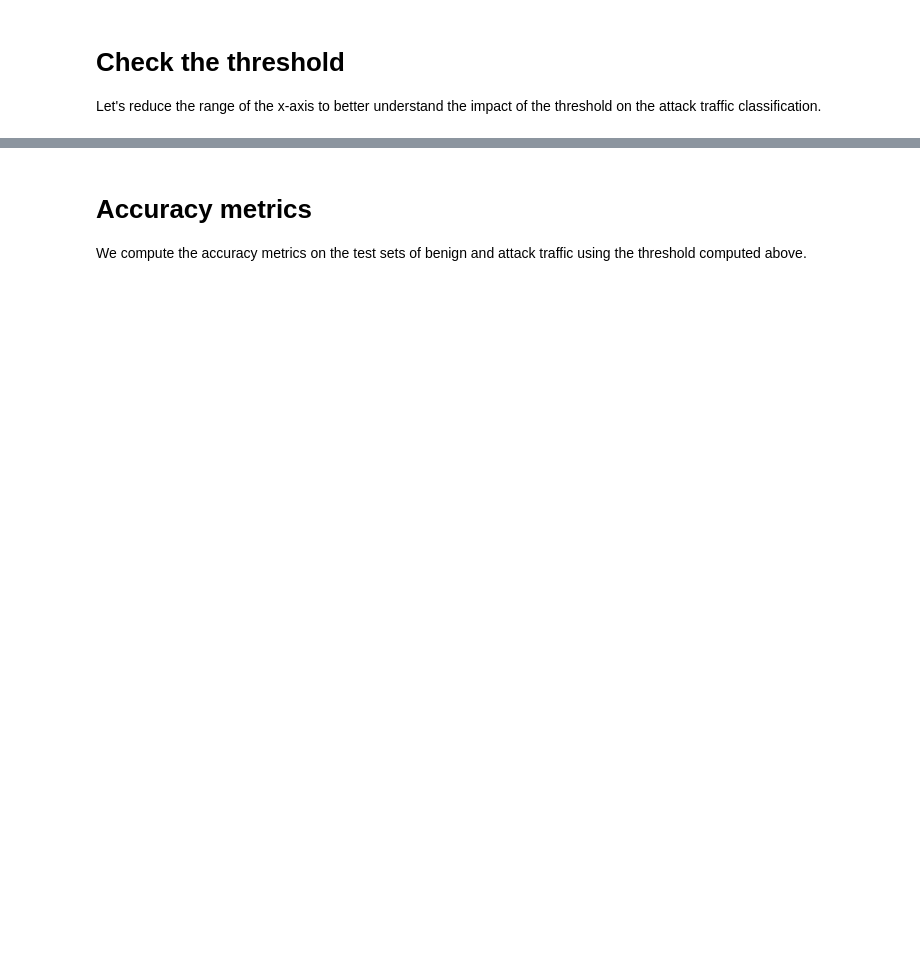
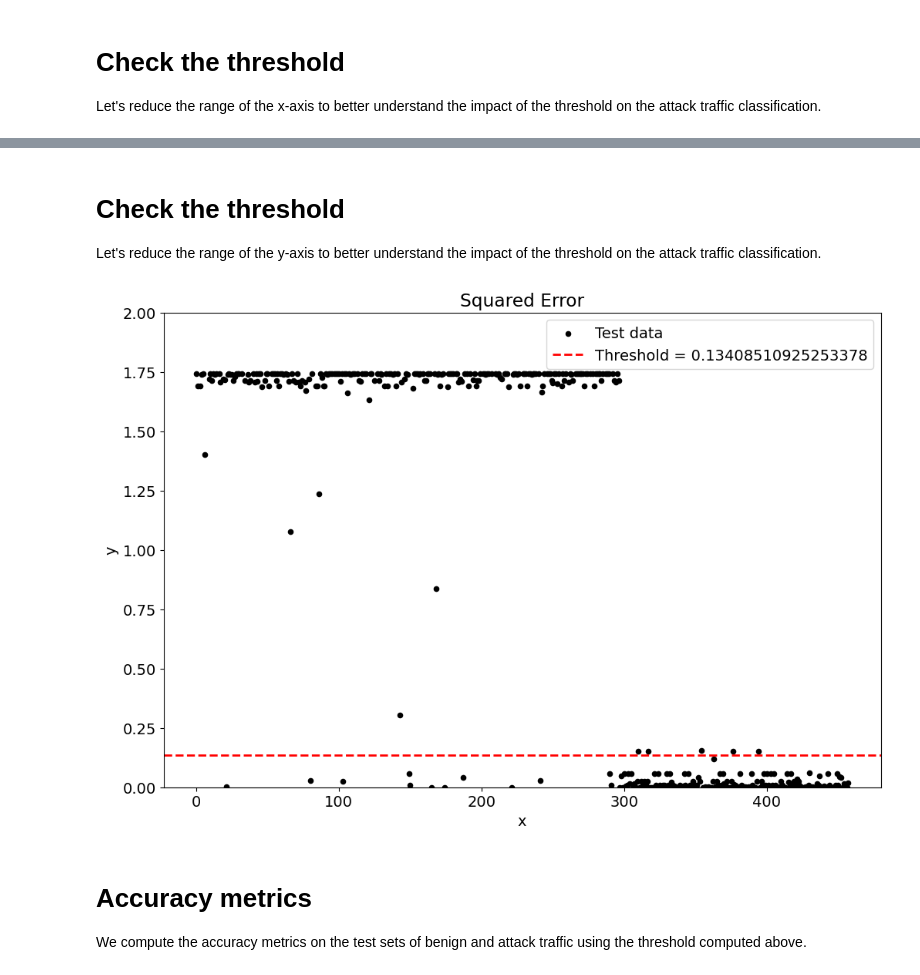
Before and after one commit to doriguzzi/network-intrusion-and-anomaly-detection-with-ml, a Jupyter notebook: 03-LinearRegression/LinearRegressionDDoS.ipynb, the cells around one changed output, grey strips where cells are left out. Cells and saved outputs as stored; diff of their text form; code cells hidden in the pictures; blank space fills up the shorter version.

```diff
--- a/03-LinearRegression/LinearRegressionDDoS.ipynb
+++ b/03-LinearRegression/LinearRegressionDDoS.ipynb
@@ -163,3 +213,20 @@ plt.show()
+# %% [markdown]
+# Check the threshold
+Let's reduce the range of the y-axis to better understand the impact of the threshold on the attack traffic classification.
+# %%
+mse_training_test = (y_reg_test_attack - y_reg_pred_attack) ** 2
+
+plt.figure()
+plt.scatter(range(len(mse_training_test)), mse_training_test, s=20, edgecolor="black", c="black", label="Test data")
+plt.axhline(y=attack_threshold, color='r', linestyle='--', linewidth=2, label=f"Threshold = {attack_threshold}")
+plt.xlabel("x")
+plt.ylabel("y")
+plt.title("Squared Error")
+plt.ylim(0, 2)   # <-- set y-axis range here
+plt.legend()
+plt.show()
+# %% [output]
+[figure, added]
 # %% [markdown]
 # Accuracy metrics
 We compute the accuracy metrics on the test sets of benign and attack traffic using the threshold computed above.
```
Also changed, not shown: parts of 16 cells of this notebook.
